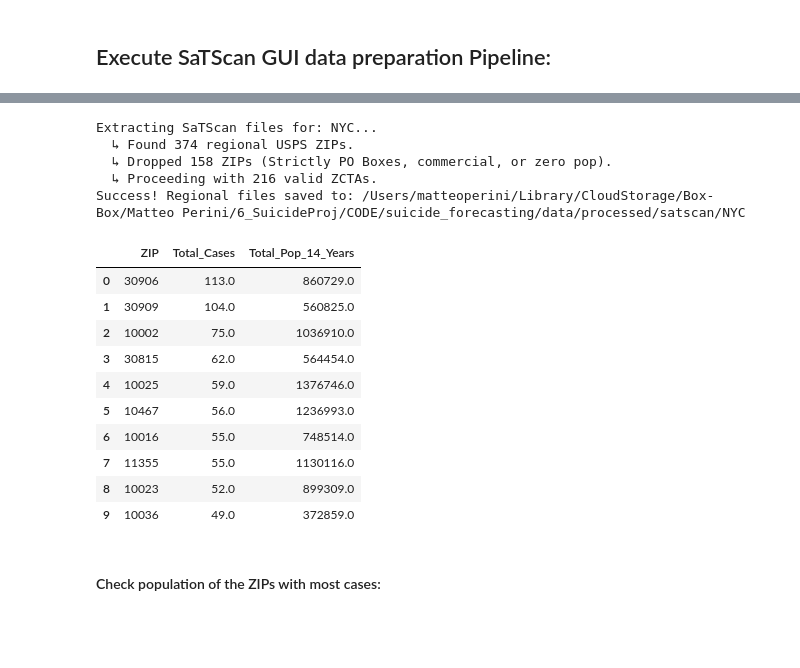
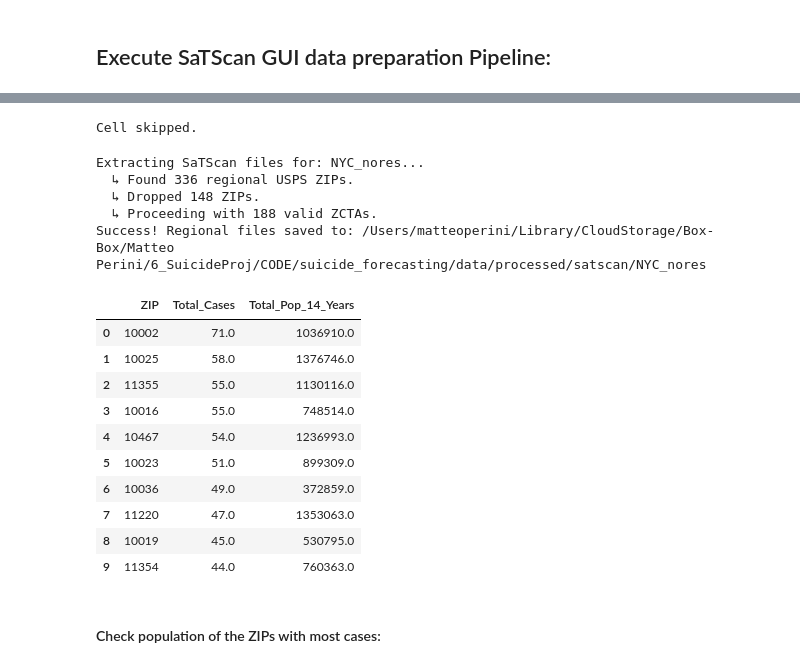
Before and after one commit to MatteoPS/suicide_forecasting, a Jupyter notebook: notebooks/1.1-NVDRS-geospatial.ipynb, the cells around one changed output, grey strips where cells are left out. Drawn from its saved outputs; the diff is of its cells as text; code cells hidden in the pictures; blank space fills up the shorter version.

Commit message:
Ready to lacunch SaTScan in US

```diff
--- a/notebooks/1.1-NVDRS-geospatial.ipynb
+++ b/notebooks/1.1-NVDRS-geospatial.ipynb
@@ -189,7 +275,37 @@ Total cases lost to unmappable geography: 1121
 # %%
+%%skip True
 from src.etl.ingest import load_nvdrs
 
 # Load raw data, forcing ZIP columns to strings
 raw_df = load_nvdrs(file_key="nvdrs", data_folder="raw")
 raw_df['InjuryZip'] = raw_df['InjuryZip'].astype(str).str.zfill(5)
 raw_df['ResidenceZip'] = raw_df['ResidenceZip'].astype(str).str.zfill(5)
+raw_df = raw_df[raw_df['IncidentCategory_c']=='Single suicide']
+
+# Search for the ZIP in either column (.copy() prevents Pandas warnings later)
+target = '06999'
+
+suspect_cases = raw_df[(raw_df['InjuryZip'] == target) | (raw_df['ResidenceZip'] == target)].copy()
+
+# Convert DeathDate to proper datetime for sorting
+suspect_cases['DeathDate'] = pd.to_datetime(suspect_cases['DeathDate'])
+
+# Sort to check for temporal clustering
+suspect_cases = suspect_cases.sort_values(by='DeathDate')
+
+suspect_cases_towns = suspect_cases[['InjuryCityState', 'DeathDate']]
+print(suspect_cases_towns)
+
+target = '04067' ### all unrelated cases
+suspect_cases = raw_df[(raw_df['InjuryZip'] == target) | (raw_df['ResidenceZip'] == target)].copy()
+
+# Convert DeathDate to proper datetime for sorting
+suspect_cases['DeathDate'] = pd.to_datetime(suspect_cases['DeathDate'])
+
+# Sort to check for temporal clustering
+suspect_cases = suspect_cases.sort_values(by='DeathDate')
+
+suspect_cases_towns = suspect_cases[['InjuryCityState', 'DeathDate']]
+print(suspect_cases_towns)
+# %% [output]
+Cell skipped.
@@ -218,51 +319,52 @@ suspect_cases = suspect_cases.sort_values(by='DeathDate')
 from src.geospatial.filter_satscan import create_regional_satscan_files
 
 map_path = get_data_path("zip_to_state_county")
 zip_mapping = pd.read_csv(map_path, dtype={'ZIP': str})
 
 
 nyc_counties = [
     "New York County",  # Manhattan
     "Kings County",     # Brooklyn
     "Queens County",    # Queens
     "Bronx County",     # Bronx
     "Richmond County"   # Staten Island
 ]
 
 
 valid_zips_df = zip_mapping[zip_mapping['county'].isin(nyc_counties)]
 
 summary_df,dropped_zips = create_regional_satscan_files(
-    nickname="NYC",
-    county_names=nyc_counties
+    nickname_regional= "NYC_nores",
+    nickname= "nores",
+    county_names= nyc_counties,
+    state_names=['NY'] # necesary to avoid selecting counties with the same name from other states
 )
 
 # Display top ZIPs with the highest case burdens
 display(summary_df.head(10))
 
 
-
 #create_regional_satscan_files(
 #    nickname="NYC",
 #    state_names=["New York", "New Jersey", "Connecticut"]
 #)
 # %% [output]
-Extracting SaTScan files for: NYC...
-  ↳ Found 374 regional USPS ZIPs.
-  ↳ Dropped 158 ZIPs (Strictly PO Boxes, commercial, or zero pop).
-  ↳ Proceeding with 216 valid ZCTAs.
-Success! Regional files saved to: /Users/matteoperini/Library/CloudStorage/Box-Box/Matteo Perini/6_SuicideProj/CODE/suicide_forecasting/data/processed/satscan/NYC
+Extracting SaTScan files for: NYC_nores...
+  ↳ Found 336 regional USPS ZIPs.
+  ↳ Dropped 148 ZIPs.
+  ↳ Proceeding with 188 valid ZCTAs.
+Success! Regional files saved to: /Users/matteoperini/Library/CloudStorage/Box-Box/Matteo Perini/6_SuicideProj/CODE/suicide_forecasting/data/processed/satscan/NYC_nores
 |  | ZIP | Total_Cases | Total_Pop_14_Years |
-| 0 | 30906 | 113.0 | 860729.0 |
-| 1 | 30909 | 104.0 | 560825.0 |
-| 2 | 10002 | 75.0 | 1036910.0 |
-| 3 | 30815 | 62.0 | 564454.0 |
-| 4 | 10025 | 59.0 | 1376746.0 |
-| 5 | 10467 | 56.0 | 1236993.0 |
-| 6 | 10016 | 55.0 | 748514.0 |
-| 7 | 11355 | 55.0 | 1130116.0 |
-| 8 | 10023 | 52.0 | 899309.0 |
-| 9 | 10036 | 49.0 | 372859.0 |
+| 0 | 10002 | 71.0 | 1036910.0 |
+| 1 | 10025 | 58.0 | 1376746.0 |
+| 2 | 11355 | 55.0 | 1130116.0 |
+| 3 | 10016 | 55.0 | 748514.0 |
+| 4 | 10467 | 54.0 | 1236993.0 |
+| 5 | 10023 | 51.0 | 899309.0 |
+| 6 | 10036 | 49.0 | 372859.0 |
+| 7 | 11220 | 47.0 | 1353063.0 |
+| 8 | 10019 | 45.0 | 530795.0 |
+| 9 | 11354 | 44.0 | 760363.0 |
 # %% [markdown]
 #### Check population of the ZIPs with most cases:
 # %%
```
Also changed, not shown: parts of 13 cells of this notebook, 2 other files.
